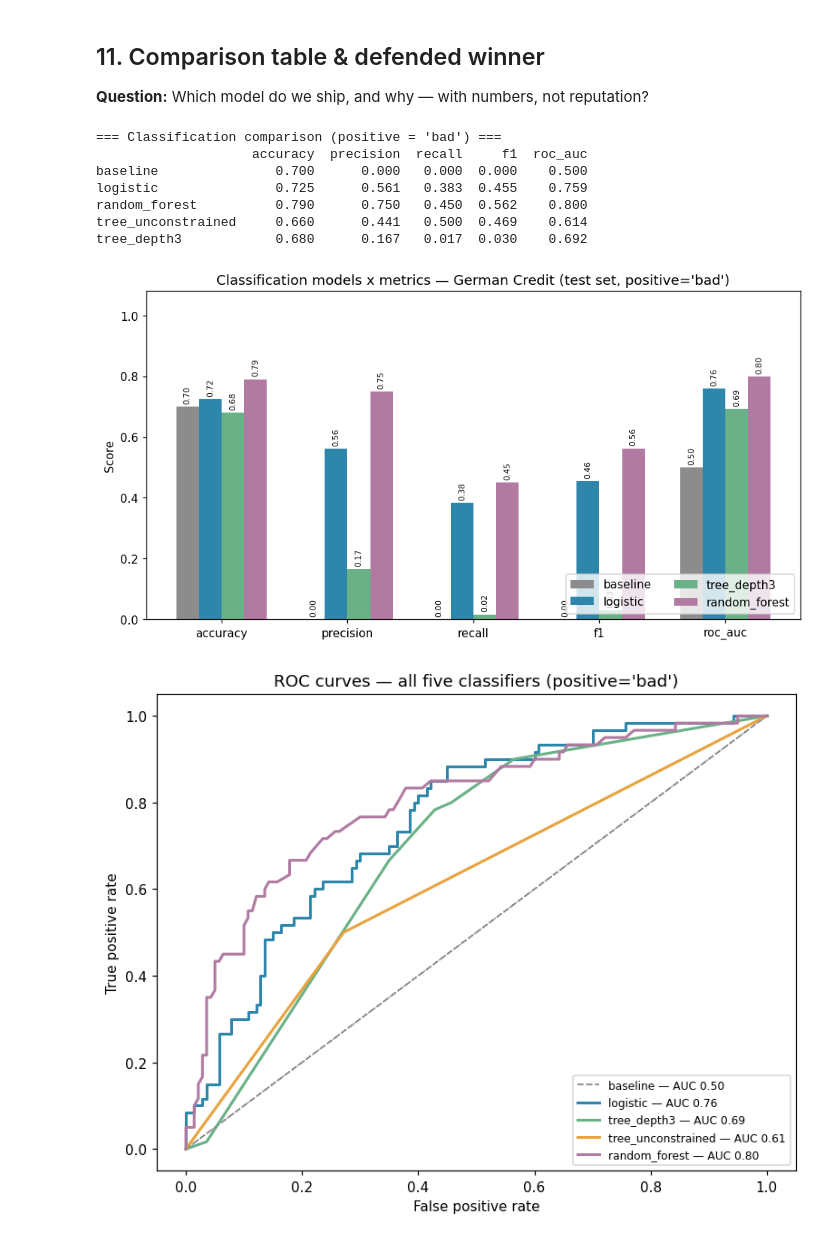
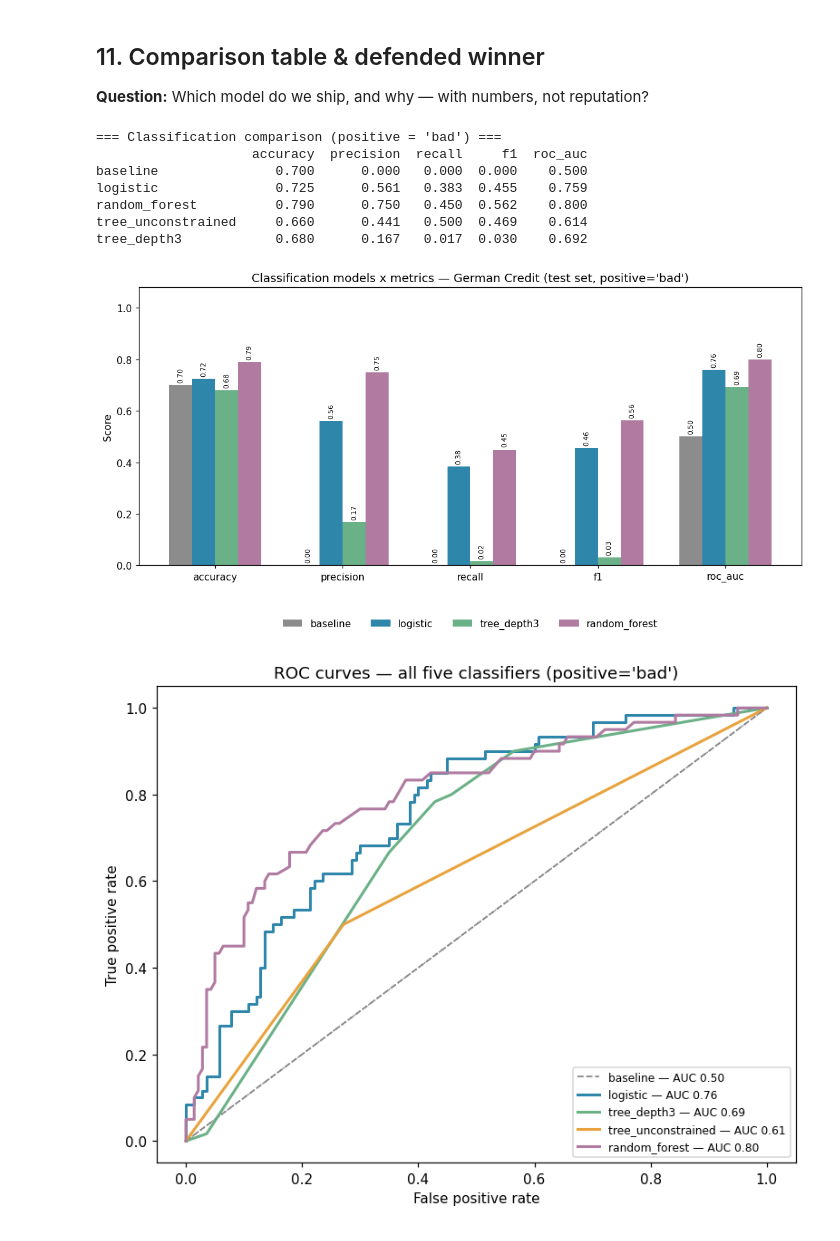
Before and after one commit to memoona-zahur/Real-Data-Practice_German-Credit-Dataset, a Jupyter notebook: german_credit_practice.ipynb, the cells around one changed output. Saved outputs shown, nothing was run; the diff lists cells and outputs as text; code cells hidden in the pictures.

Commit message:
charts: move comparison legend below axes (was covering 7 short bars up to 52%); widen figure

```diff
--- a/german_credit_practice.ipynb
+++ b/german_credit_practice.ipynb
@@ -603,35 +603,35 @@ plt.show()
 # %%
 tbl = pd.DataFrame(results).T.round(3)
 print("=== Classification comparison (positive = 'bad') ===")
 print(tbl.to_string())
 
-fig, ax = plt.subplots(figsize=(8.5, 4.5), layout="constrained")
+fig, ax = plt.subplots(figsize=(10, 5.2), layout="constrained")
 metrics = ["accuracy", "precision", "recall", "f1", "roc_auc"]
 x = np.arange(len(metrics)); w = 0.18
 order = ["baseline", "logistic", "tree_depth3", "random_forest"]
 colors = {"baseline": "#8C8C8C", "logistic": "#2E86AB",
           "tree_depth3": "#6AB187", "random_forest": "#B07AA1"}
 for i, m in enumerate(order):
     vals = [results[m][mtr] for mtr in metrics]
     ax.bar(x + i * w, vals, w, label=m, color=colors[m])
     for xi, v in zip(x + i * w, vals):
         ax.text(xi, v + 0.015, f"{v:.2f}", ha="center", rotation=90, fontsize=7)
 ax.set_xticks(x + 1.5 * w, metrics)
 ax.set_ylabel("Score")
 ax.set_ylim(0, 1.08)
-ax.legend(loc="lower right", ncol=2)
+ax.legend(loc="upper center", bbox_to_anchor=(0.5, -0.16), ncol=4, frameon=False)
 ax.set_title("Classification models x metrics — German Credit (test set, positive='bad')")
 fig.savefig("charts/chart_classification_comparison.png", dpi=150)
 plt.show()
 # %% [output]
 === Classification comparison (positive = 'bad') ===
                     accuracy  precision  recall     f1  roc_auc
 baseline               0.700      0.000   0.000  0.000    0.500
 logistic               0.725      0.561   0.383  0.455    0.759
 random_forest          0.790      0.750   0.450  0.562    0.800
 tree_unconstrained     0.660      0.441   0.500  0.469    0.614
 tree_depth3            0.680      0.167   0.017  0.030    0.692
-[figure, old version]
+[figure, new version]
 # %%
 # ROC curves: AUC made visible for all five classifiers
 probs = {"baseline": y_prob_dummy, "logistic": y_prob_log, "tree_depth3": y_prob_tree3,
```
Also changed, not shown: 1 other file.
